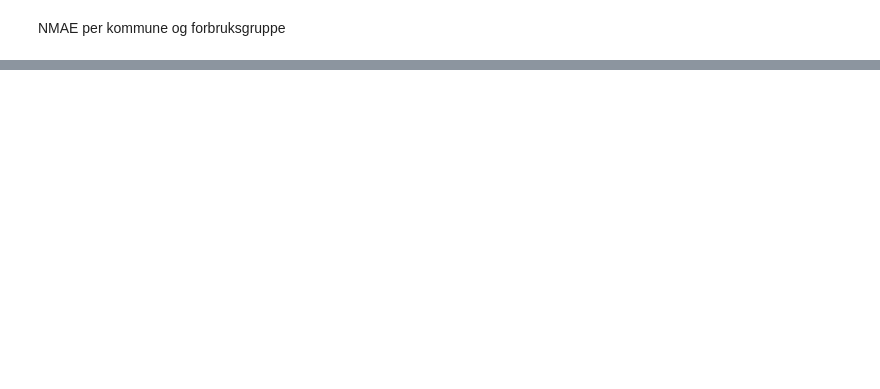
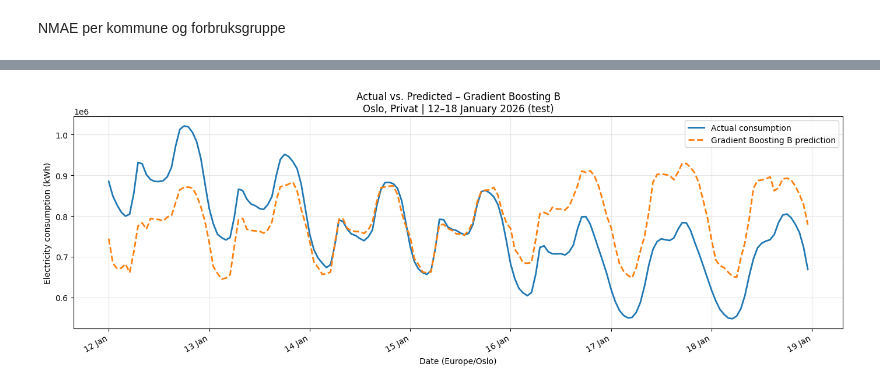
Before and after one commit to jsandtangen/consumption-intelligence, a Jupyter notebook: notebooks/03_Feature_engineering.ipynb, the cells around one changed output, grey strips where cells are left out. Drawn from its saved outputs; the diff is of its cells as text; code cells hidden in the pictures; blank space fills up the shorter version.

```diff
--- a/notebooks/03_Feature_engineering.ipynb
+++ b/notebooks/03_Feature_engineering.ipynb
@@ -1732,0 +2102,26 @@ Kristiansand       Industri  4410.92              92145.01    4.79
+# %%
+import matplotlib.pyplot as plt
+import matplotlib.dates as mdates
+
+gb_time_series = test_eval.loc[
+    (test_eval["KOMMUNE"] == "Oslo")
+    & (test_eval["FORBRUKSGRUPPE"] == "Privat")
+    & (test_eval["DATE_KEY"] >= "2026-01-12")
+    & (test_eval["DATE_KEY"] < "2026-01-19")
+].sort_values("TIMESTAMP")
+
+fig, ax = plt.subplots(figsize=(14, 5))
+ax.plot(gb_time_series["TIMESTAMP"], gb_time_series["VOLUM_KWH"],
+        label="Actual consumption", linewidth=2)
+ax.plot(gb_time_series["TIMESTAMP"], gb_time_series["PREDICTED"],
+        label="Gradient Boosting B prediction", linewidth=2, linestyle="--")
+ax.set(title="Actual vs. Predicted – Gradient Boosting B\nOslo, Privat | 12–18 January 2026 (test)",
+       xlabel="Date (Europe/Oslo)", ylabel="Electricity consumption (kWh)")
+ax.xaxis.set_major_formatter(mdates.DateFormatter("%d %b", tz=gb_time_series["TIMESTAMP"].dt.tz))
+ax.legend()
+ax.grid(alpha=0.3)
+fig.autofmt_xdate()
+fig.tight_layout()
+plt.show()
+# %% [output]
+[figure, added]
```
Also changed, not shown: parts of 50 cells of this notebook, 14 other files.
